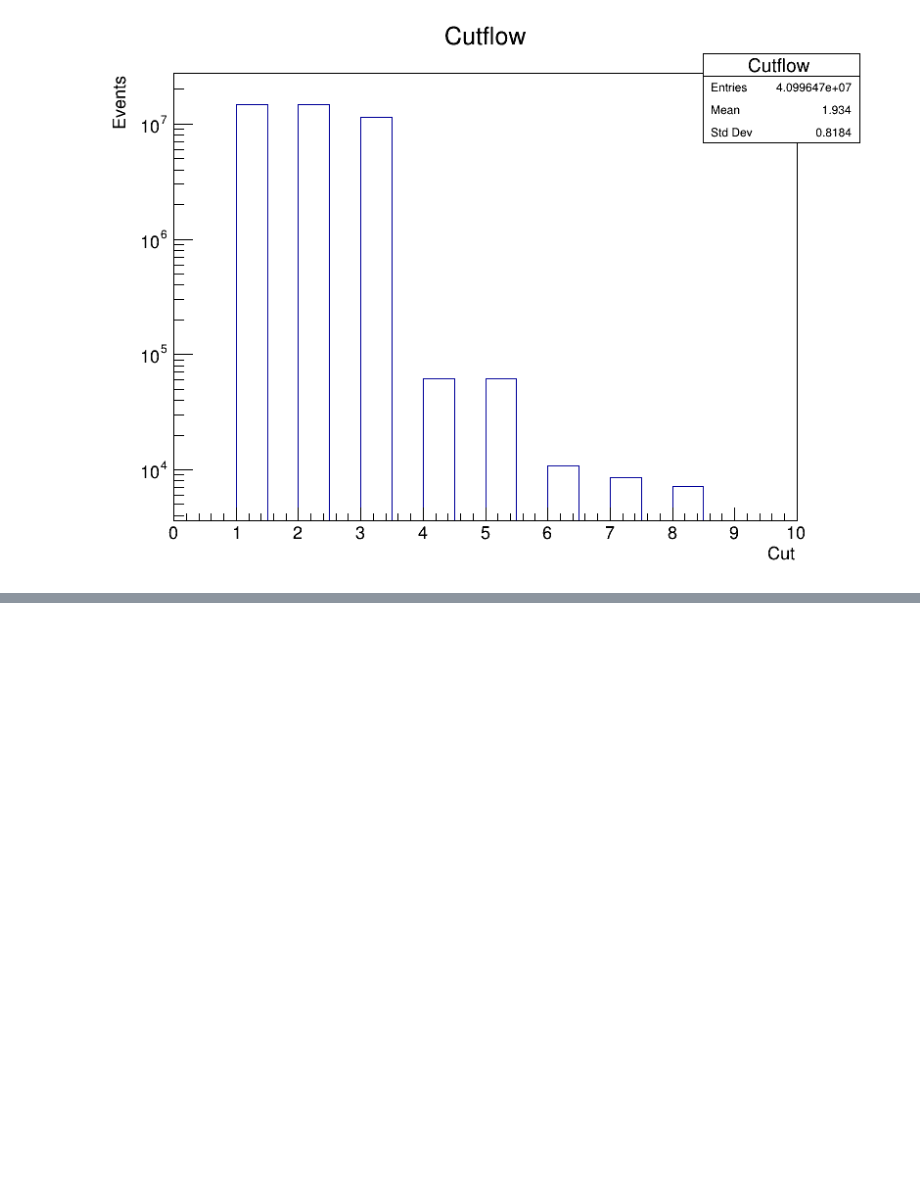
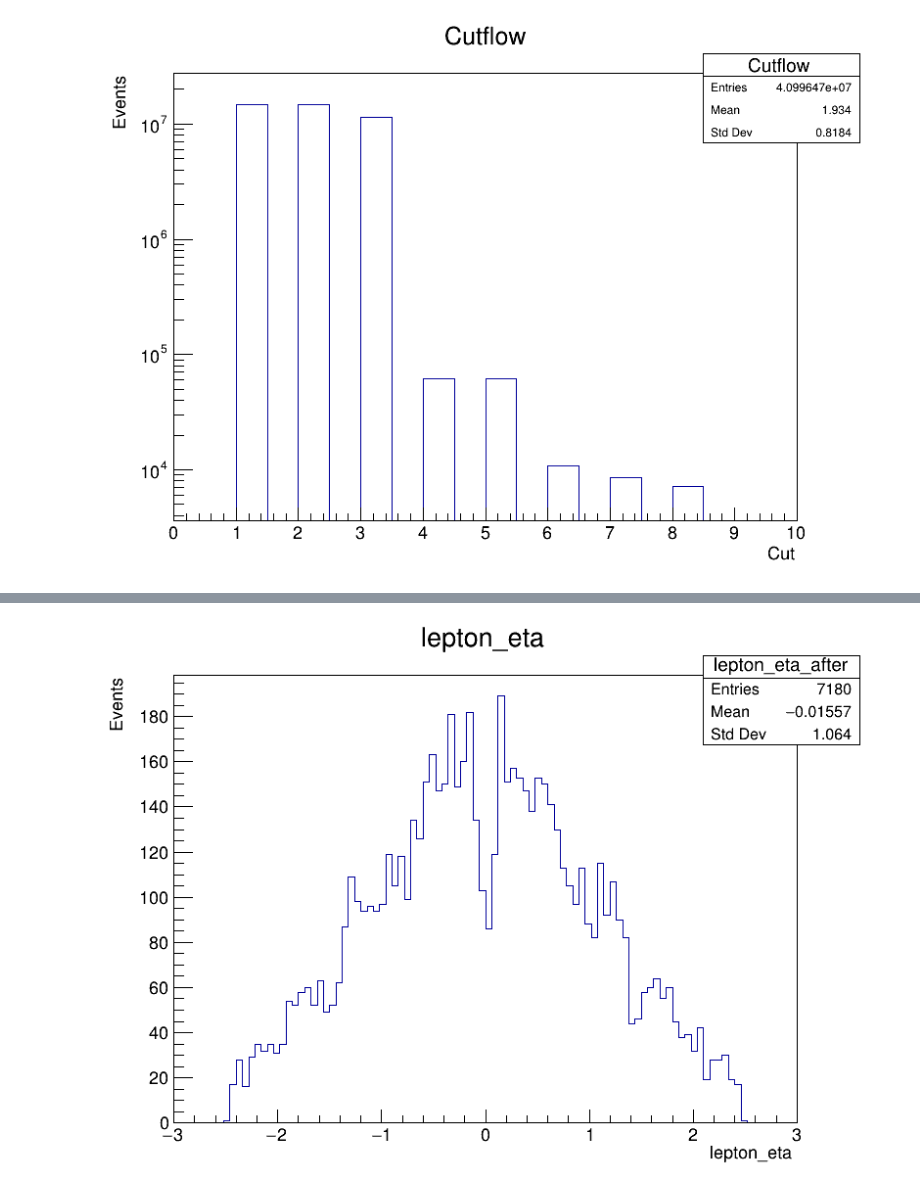
Before and after one commit to andreyvinasco/Particulas-elementales-oct, a Jupyter notebook: TTbarSel_8TeV.ipynb, the cells around one changed output, grey strips where cells are left out. Drawn from its saved outputs; the diff is of its cells as text; code cells hidden in the pictures; blank space fills up the shorter version.

```diff
--- a/TTbarSel_8TeV.ipynb
+++ b/TTbarSel_8TeV.ipynb
@@ -372,0 +499,5 @@ canvas->Draw();
+# %%
+Hist_lepton_eta_after->Draw("");
+canvas->Draw();
+# %% [output]
+[figure, added]
```
Also changed, not shown: parts of 49 cells of this notebook.
